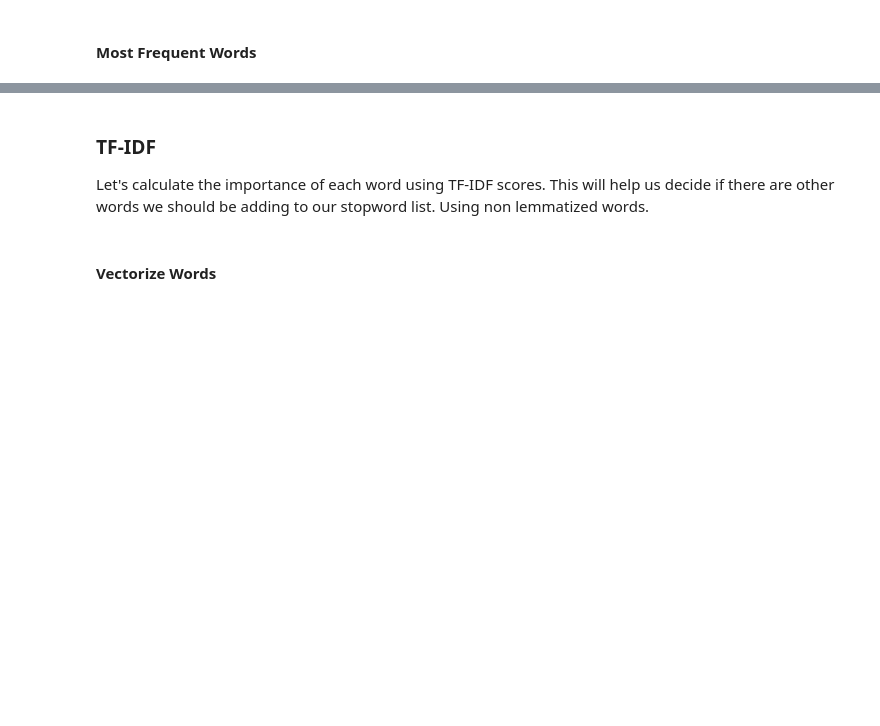
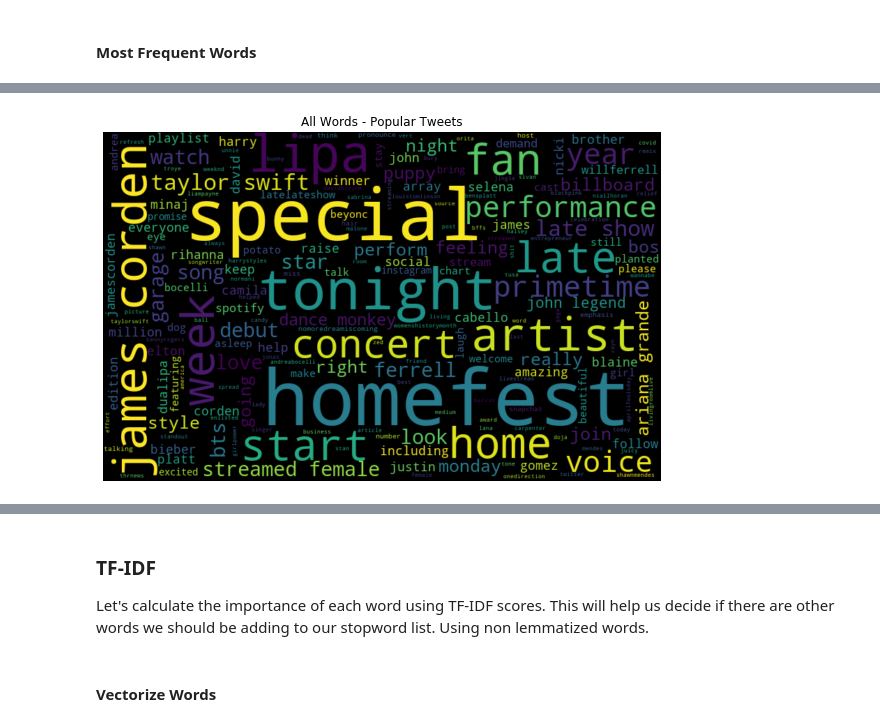
Before and after one commit to jacksonbull87/Social-Listening-NLP-Project, a Jupyter notebook: SL - Data Pipeline.ipynb, the cells around one changed output, grey strips where cells are left out. Cells and saved outputs as stored; diff of their text form; code cells hidden in the pictures; blank space fills up the shorter version.

```diff
--- a/SL - Data Pipeline.ipynb
+++ b/SL - Data Pipeline.ipynb
@@ -211 +220,4 @@ df['tweet_sentiment'] = df['tweet'].apply(lambda x: get_tweet_sentiment(x))
+# %%
+popular_tweets_df = df.loc[df['retweets_count'] > 50]
+unpopular_tweets_df = df.loc[df['retweets_count'] < 50]
 # %%
@@ -348,0 +406,12 @@ dict_keys(['fail', 'mercy', 'try', 'killed', 'everything', 'wanted', 'play', 'pl
+# %%
+#wordcloud for popular retweets (over 50)
+
+all_words_popular = ' '.join([text for text in popular_tweets_df['lemmatized_tweets'] if type(text) != float])
+wordcloud = WordCloud(width=800, height=500, random_state=21, max_font_size=110).generate(all_words_popular)
+plt.figure(figsize=(10, 7))
+plt.imshow(wordcloud, interpolation="bilinear")
+plt.axis('off')
+plt.title('All Words - Popular Tweets')
+plt.show()
+# %% [output]
+[figure, added]
```
Also changed, not shown: parts of 29 cells of this notebook.
